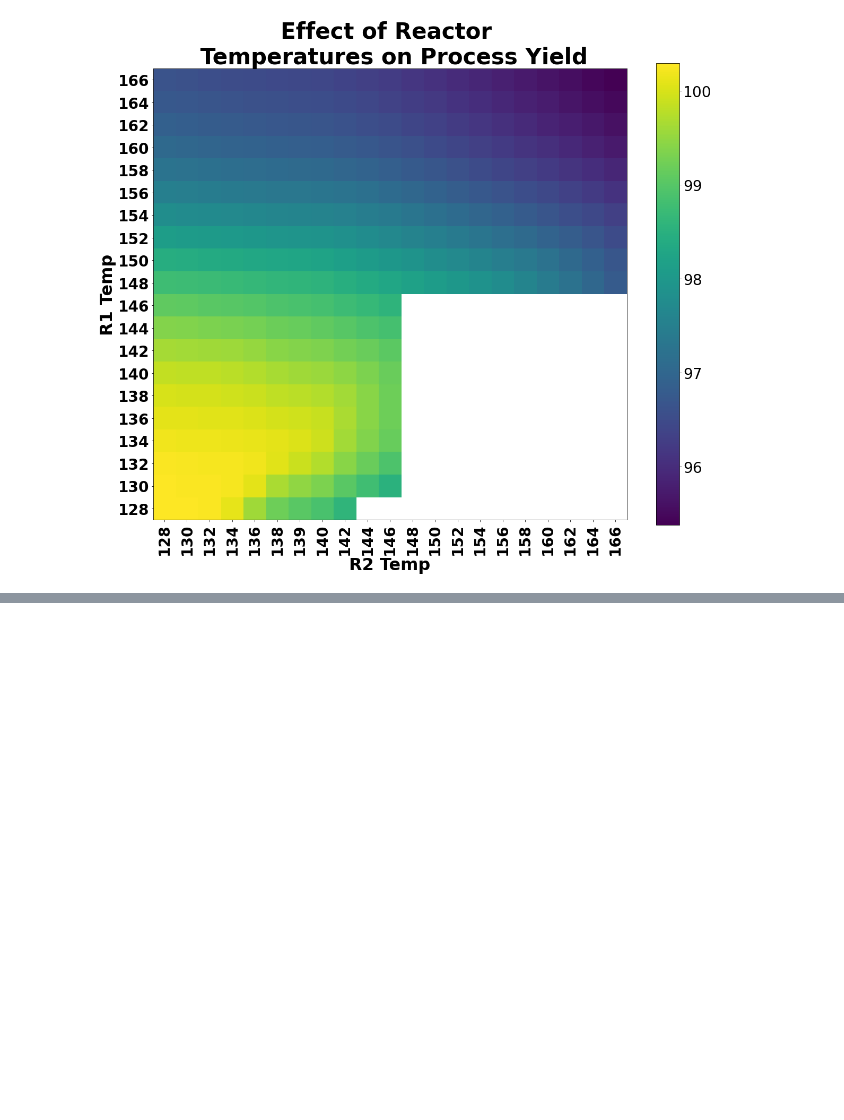
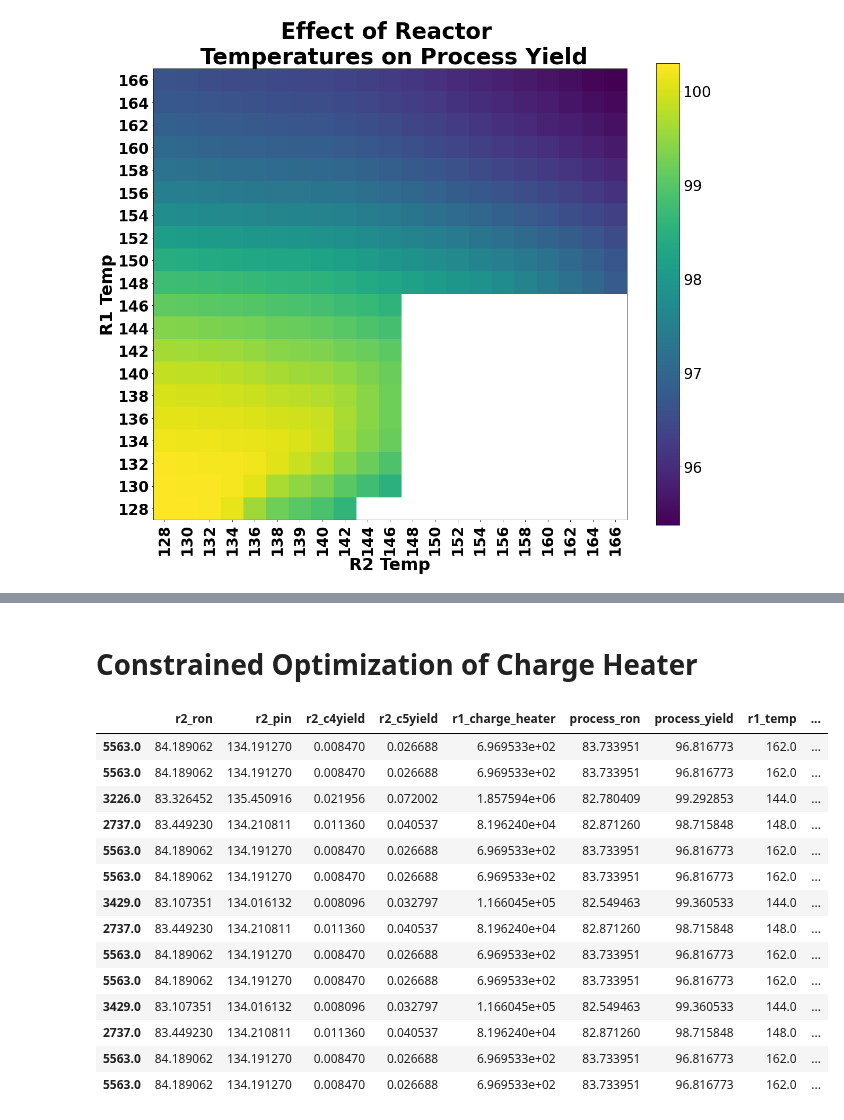
Before and after one commit to KISRDevelopment/iso-exploration, a Jupyter notebook: global_optima.ipynb, the cells around one changed output, grey strips where cells are left out. Drawn from its saved outputs; the diff is of its cells as text; code cells hidden in the pictures; blank space fills up the shorter version.

```diff
--- a/global_optima.ipynb
+++ b/global_optima.ipynb
@@ -175,0 +204,52 @@ Text(0.5, 1.0, 'Effect of Reactor \n Temperatures on Process Yield')
+# %% [markdown]
+# Constrained Optimization of Charge Heater
+# %%
+# % less than maximum RON
+thres_ron = [0.01, 0.02, 0.05, 0.1]
+
+# % less than maximum yield
+thres_yield = [0.01, 0.02, 0.05, 0.1]
+
+max_ron = np.max(ffdf['process_ron'])
+max_yield = np.max(ffdf['process_yield'])
+
+results = []
+for tron in thres_ron:
+    min_ron = max_ron * (1-tron)
+
+    for tyield in thres_yield:
+        min_yield = max_yield * (1-tyield)
+
+        ix = (ffdf['process_ron'] >= min_ron) & (ffdf['process_yield'] >= min_yield)
+
+        if np.sum(ix) > 0:
+            sdf = ffdf[ix]
+
+            best_ix = np.argmin(sdf['r1_charge_heater'])
+            best_index = sdf.index[best_ix]
+
+            results.append((tron, tyield, best_index))
+results = np.array(results)
+# %%
+constrained_sol = ffdf.loc[results[:,2]][monitored_cols].copy()
+constrained_sol['% of max ron'] = (1 - results[:,0]) * 100
+constrained_sol['% of max yield'] = (1 - results[:,1]) * 100
+constrained_sol['min ron'] = max_ron * (1-results[:,0])
+constrained_sol['min yield'] = max_yield * (1-results[:,1])
+constrained_sol
+# %% [output]
+|  | r2_ron | r2_pin | r2_c4yield | r2_c5yield | r1_charge_heater | process_ron | process_yield | r1_temp | ... |
+| 5563.0 | 84.189062 | 134.191270 | 0.008470 | 0.026688 | 6.969533e+02 | 83.733951 | 96.816773 | 162.0 | ... |
+| 5563.0 | 84.189062 | 134.191270 | 0.008470 | 0.026688 | 6.969533e+02 | 83.733951 | 96.816773 | 162.0 | ... |
+| 3226.0 | 83.326452 | 135.450916 | 0.021956 | 0.072002 | 1.857594e+06 | 82.780409 | 99.292853 | 144.0 | ... |
+| 2737.0 | 83.449230 | 134.210811 | 0.011360 | 0.040537 | 8.196240e+04 | 82.871260 | 98.715848 | 148.0 | ... |
+| 5563.0 | 84.189062 | 134.191270 | 0.008470 | 0.026688 | 6.969533e+02 | 83.733951 | 96.816773 | 162.0 | ... |
+| 5563.0 | 84.189062 | 134.191270 | 0.008470 | 0.026688 | 6.969533e+02 | 83.733951 | 96.816773 | 162.0 | ... |
+| 3429.0 | 83.107351 | 134.016132 | 0.008096 | 0.032797 | 1.166045e+05 | 82.549463 | 99.360533 | 144.0 | ... |
+| 2737.0 | 83.449230 | 134.210811 | 0.011360 | 0.040537 | 8.196240e+04 | 82.871260 | 98.715848 | 148.0 | ... |
+| 5563.0 | 84.189062 | 134.191270 | 0.008470 | 0.026688 | 6.969533e+02 | 83.733951 | 96.816773 | 162.0 | ... |
+| 5563.0 | 84.189062 | 134.191270 | 0.008470 | 0.026688 | 6.969533e+02 | 83.733951 | 96.816773 | 162.0 | ... |
+| 3429.0 | 83.107351 | 134.016132 | 0.008096 | 0.032797 | 1.166045e+05 | 82.549463 | 99.360533 | 144.0 | ... |
+| 2737.0 | 83.449230 | 134.210811 | 0.011360 | 0.040537 | 8.196240e+04 | 82.871260 | 98.715848 | 148.0 | ... |
+| 5563.0 | 84.189062 | 134.191270 | 0.008470 | 0.026688 | 6.969533e+02 | 83.733951 | 96.816773 | 162.0 | ... |
+| 5563.0 | 84.189062 | 134.191270 | 0.008470 | 0.026688 | 6.969533e+02 | 83.733951 | 96.816773 | 162.0 | ... |
```
Also changed, not shown: parts of 2 cells of this notebook, 1 other file.
